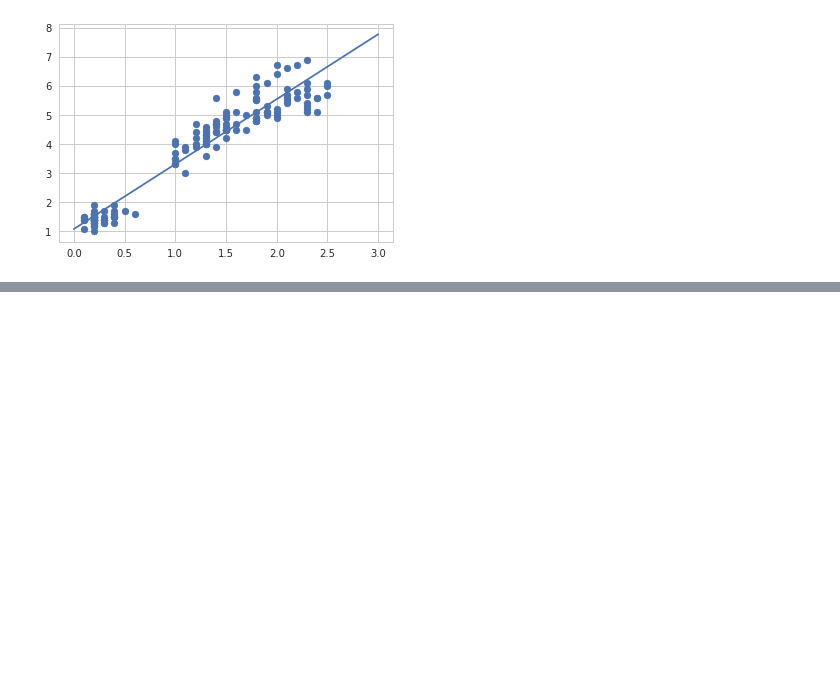
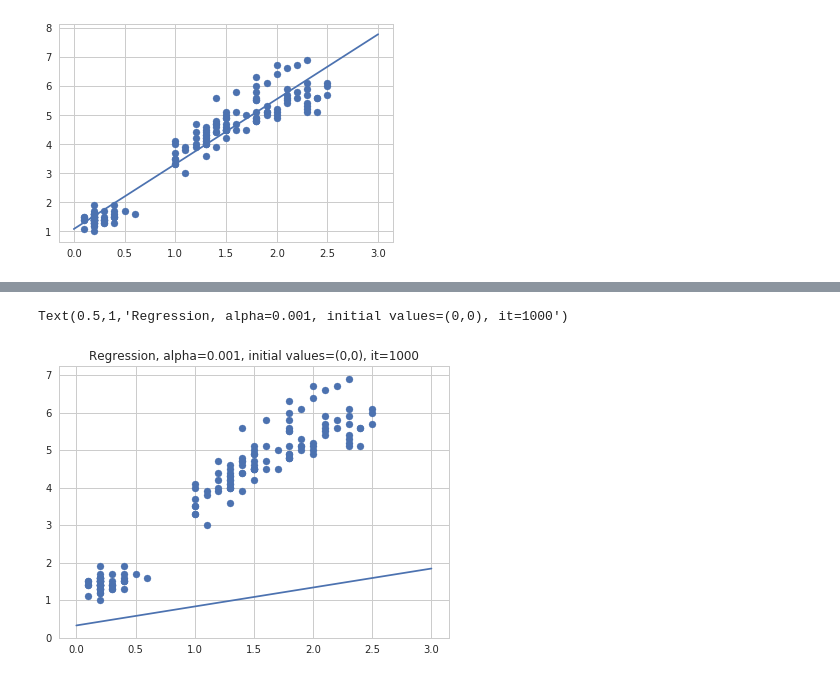
Before and after one commit to machine-learning-helpers/docker-python-jupyter, a Jupyter notebook: notebook/induction/books/machine-learning-for-engineers/04-regression-classification.ipynb, the cells around one changed output, grey strips where cells are left out. Drawn from its saved outputs; the diff is of its cells as text; code cells hidden in the pictures; blank space fills up the shorter version.

```diff
--- a/notebook/induction/books/machine-learning-for-engineers/04-regression-classification.ipynb
+++ b/notebook/induction/books/machine-learning-for-engineers/04-regression-classification.ipynb
@@ -118,0 +166,47 @@ plt.plot(xr, (xr*beta)+alpha)
+# %%
+def step_gradient(b0_current, b1_current, points, learningRate):
+    b0_gradient = 0
+    b1_gradient = 0
+    N = float(len(points))
+    for x,y in points:
+        b0_gradient += (1/N) * (y - ((b1_current * x) + b0_current))
+        b1_gradient += (1/N) * x * (y - ((b1_current * x) + b0_current))
+
+    new_b0 = b0_current + (learningRate * b0_gradient)
+    new_b1 = b1_current + (learningRate * b1_gradient)
+    return [new_b0, new_b1, least_squares(new_b0, new_b1, points)]
+# %%
+def run_gradient_descent(points, starting_b0, starting_b1, learning_rate, num_iterations):
+    b0 = starting_b0
+    b1 = starting_b1
+    slope = []
+    intersect = []
+    error = []
+    for i in range(num_iterations):
+        b0, b1 , e= step_gradient(b0, b1, np.array(points), learning_rate)
+        slope.append(b1)
+        intersect.append(b0)
+        error.append(e)
+
+    return [b0, b1, e, slope, intersect,error]
+# %%
+iris = iris2
+X = iris['Petal.Width'].tolist()
+Y = iris['Petal.Length'].tolist()
+points = np.dstack((X,Y))[0]
+# %%
+learning_rate = 0.0001
+initial_b0 = 0
+initial_b1 = 0
+num_iterations = 1000
+[b0, b1, e, slope, intersect, error] = run_gradient_descent(points, \
+                initial_b0, initial_b1, learning_rate, num_iterations)
+
+plt.figure(figsize=(7,5))
+plt.scatter(X,Y)
+xr = np.arange(0,3.5)
+plt.plot(xr,(xr*b1)+b0);
+plt.title('Regression, alpha=0.001, initial values=(0,0), it=1000')
+# %% [output]
+Text(0.5,1,'Regression, alpha=0.001, initial values=(0,0), it=1000')
+[figure, added]
```
Also changed, not shown: parts of 18 cells of this notebook, 8 other files.
